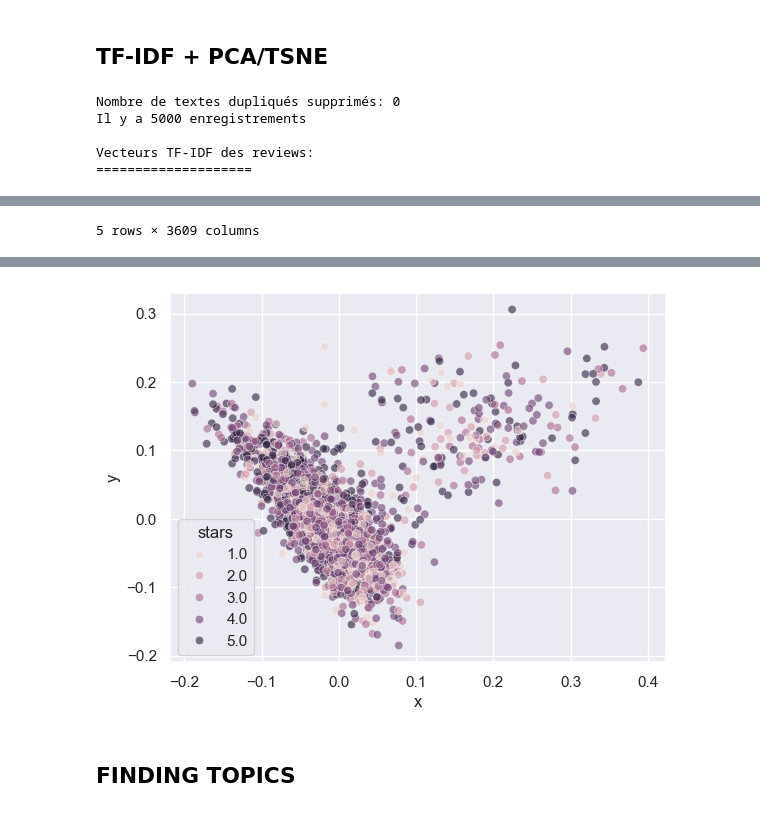
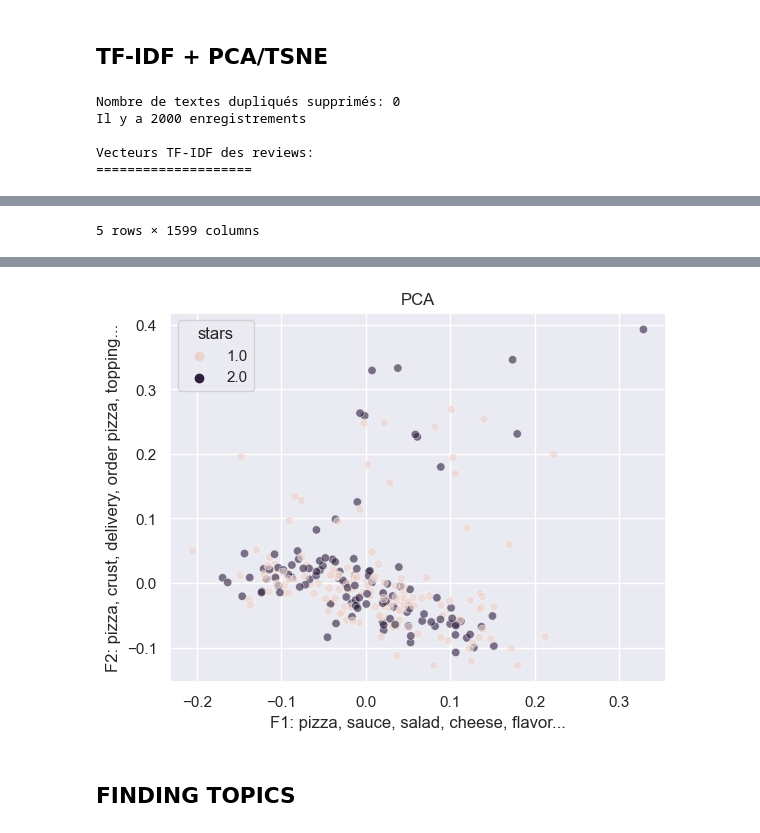
Before and after one commit to CODEheures/oc-ingenieur-ia, a Jupyter notebook: p6/projet/preprocess_text.ipynb, the cells around one changed output, grey strips where cells are left out. Cells and saved outputs as stored; diff of their text form; code cells hidden in the pictures.

```diff
--- a/p6/projet/preprocess_text.ipynb
+++ b/p6/projet/preprocess_text.ipynb
@@ -442,7 +450,10 @@ if EXTRACT_PARQUET:
 
         if sum([reviews_counts[i] for i in reviews_counts]) == SAMPLING_SIZE*len(reviews_counts): break
 
-def get_reviews(max_stars = 2):
+def get_reviews(max_stars = 2, stars = None):
+    if stars:
+        return pd.read_parquet(reviews_files[stars])
+
     df = pd.DataFrame()
     for stars in range(1, max_stars + 1):
         df = pd.concat([df, pd.read_parquet(reviews_files[stars])])
@@ -451,0 +532,6 @@ def get_reviews(max_stars = 2):
+# %%
+for stars in range(5,0,-1):
+    print(f'Note = {stars}')
+    review_word_cloud(reviews=get_reviews(stars=stars),
+                      min_df=2,
+                      max_df=20)
@@ -477,7 +574,7 @@ def tf_idf(reviews, min_df = 4, max_df = 100, tsne_target = None, pca_target = N
         for index in df.sample(5, random_state=0).index:
             review_tfidf = df.iloc[index][df.iloc[index] > 0].to_dict()
             reviews_vecteurs.append([reviews.iloc[index]['text'] , '\n'.join([f'{token}: {tfidf:.4f}' for token, tfidf in review_tfidf.items()])])
-        print(tabulate(reviews_vecteurs, headers=['text review', 'vecteur tf-idf'], tablefmt="grid", maxcolwidths=[150, None]))
+        print(tabulate(reviews_vecteurs, headers=['text review', 'vecteur tf-idf'], tablefmt="grid", maxcolwidths=[100, None]))
 
     if tsne_target:
         X_tsne = TSNE(n_components=2, learning_rate='auto', init='random', perplexity=35).fit_transform(values)
@@ -487,22 +584,29 @@ def tf_idf(reviews, min_df = 4, max_df = 100, tsne_target = None, pca_target = N
         plt.show()
 
     if pca_target:
-        #scaler = StandardScaler()
-        #values_scaled = scaler.fit_transform(values.toarray())
         pca = PCA(n_components=2)
         X_pca = pca.fit_transform(values.toarray())
         pca_df = pd.DataFrame(X_pca, columns=['x', 'y'])
         pca_df[pca_target] = reviews[pca_target]
-        sns.scatterplot(data=pca_df, x='x', y='y', hue=pca_target, alpha=0.6)
+        ax = sns.scatterplot(data=pca_df, x='x', y='y', hue=pca_target, alpha=0.6)
+
+        # Fx labels
+        f1 = ', '.join(vectorizer.get_feature_names_out()[np.flip(np.argsort(pca.components_[0])[-5:])]) + '...'
+        f2 = ', '.join(vectorizer.get_feature_names_out()[np.flip(np.argsort(pca.components_[1])[-5:])]) + '...'
+
+        ax.set(xlabel=f'F1: {f1}',
+               ylabel=f'F2: {f2}',
+               title='PCA')
+
         plt.show()
 
-    return values, vectorizer
+    return values, vectorizer, pca
 # %%
-reviews = get_reviews(max_stars=5)
-values, vectorizer = tf_idf(reviews=reviews, min_df=10, max_df=0.1, pca_target='stars', verbose=1)
+reviews = get_reviews(max_stars=2)
+values, vectorizer, pca = tf_idf(reviews=reviews, min_df=10, max_df=0.1, pca_target='stars', verbose=1)
 # %% [output]
 Nombre de textes dupliqués supprimés: 0
-Il y a 5000 enregistrements
+Il y a 2000 enregistrements
 
 Vecteurs TF-IDF des reviews:
 ====================
@@ -515 +619 @@ Vecteurs TF-IDF des reviews:
-5 rows × 3609 columns
+5 rows × 1599 columns
@@ -533,4 +637,4 @@ Vecteurs TF-IDF des reviews:
-[figure, old version]
+[figure, new version]
 # %% [markdown]
 ## FINDING TOPICS
 # %%
```
Also changed, not shown: parts of 14 cells of this notebook.
